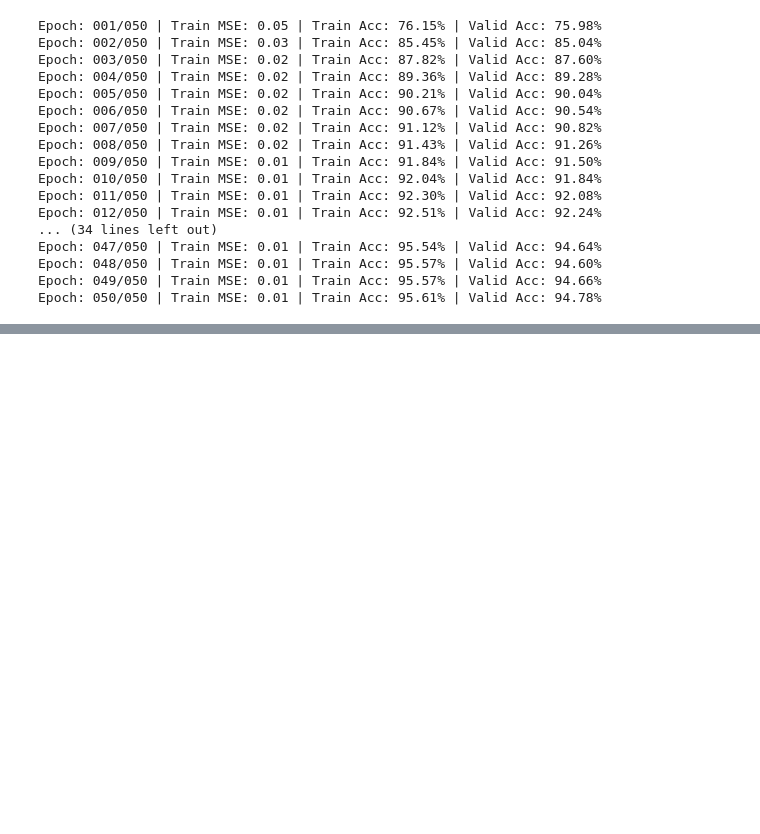
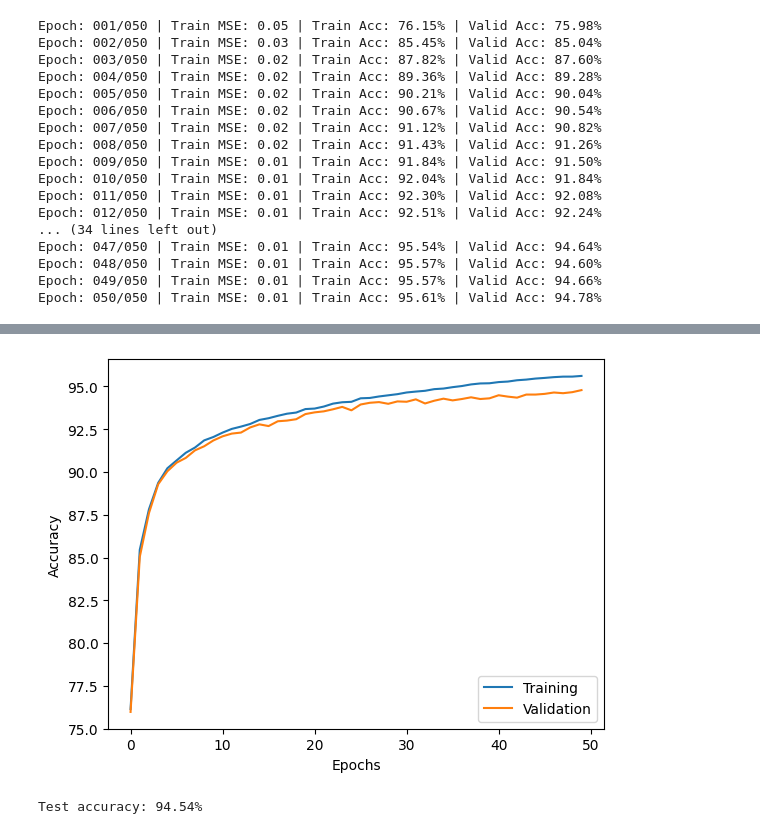
Before and after one commit to nlapier2/pyro_pytorch_tutorials, a Jupyter notebook: pytorch_tb/ch11/mnist_mlp.ipynb, the cells around one changed output, grey strips where cells are left out. Cells and saved outputs as stored; diff of their text form; code cells hidden in the pictures; blank space fills up the shorter version.

```diff
--- a/pytorch_tb/ch11/mnist_mlp.ipynb
+++ b/pytorch_tb/ch11/mnist_mlp.ipynb
@@ -256,0 +268,19 @@ Epoch: 050/050 | Train MSE: 0.01 | Train Acc: 95.61% | Valid Acc: 94.78%
+# %%
+# plot training and validation accuracy over the epochs
+plt.plot(range(len(epoch_train_acc)), epoch_train_acc,
+         label='Training')
+plt.plot(range(len(epoch_valid_acc)), epoch_valid_acc,
+         label='Validation')
+plt.ylabel('Accuracy')
+plt.xlabel('Epochs')
+plt.legend(loc='lower right')
+#plt.savefig('figures/11_08.png', dpi=300)
+plt.show()
+# %% [output]
+[figure, added]
+# %%
+# compute accuracy of trained model on test set
+test_mse, test_acc = mlp.compute_mse_and_acc(model, X_test, y_test)
+print(f'Test accuracy: {test_acc*100:.2f}%')
+# %% [output]
+Test accuracy: 94.54%
```
Also changed, not shown: parts of 5 cells of this notebook, 3 other files.
